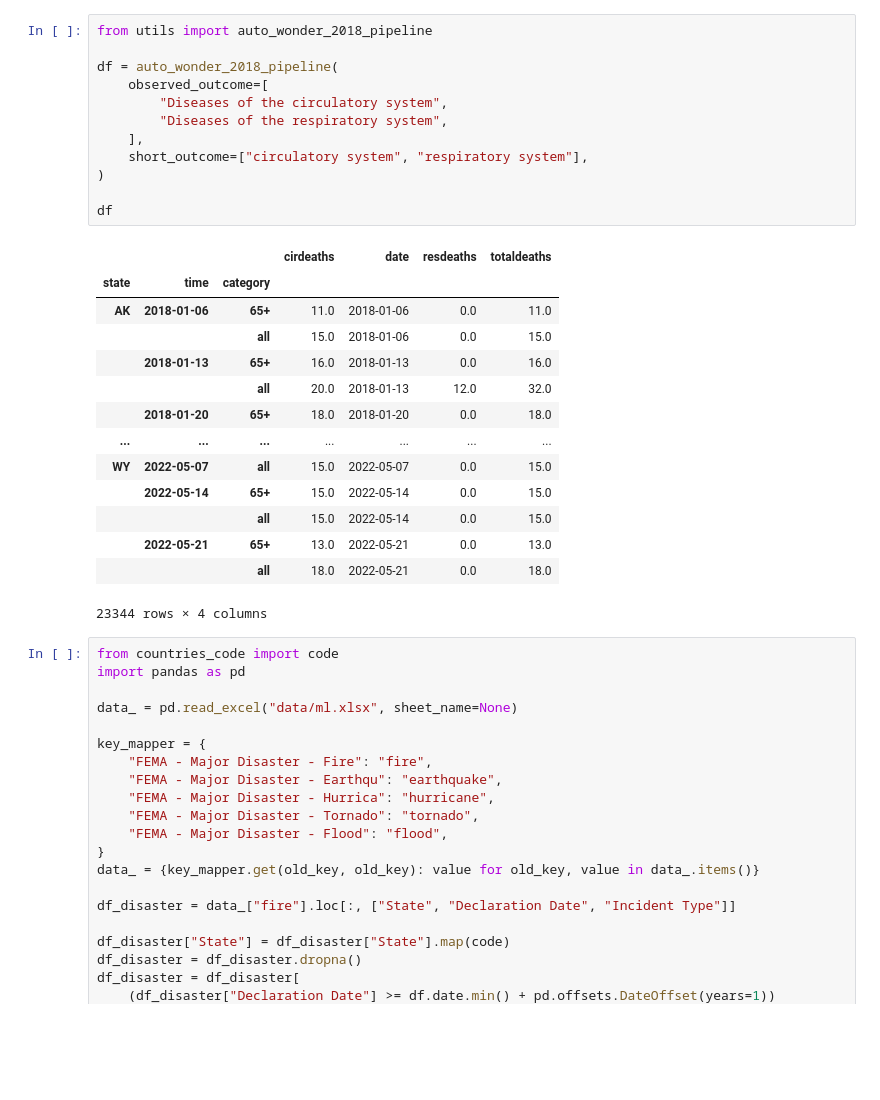
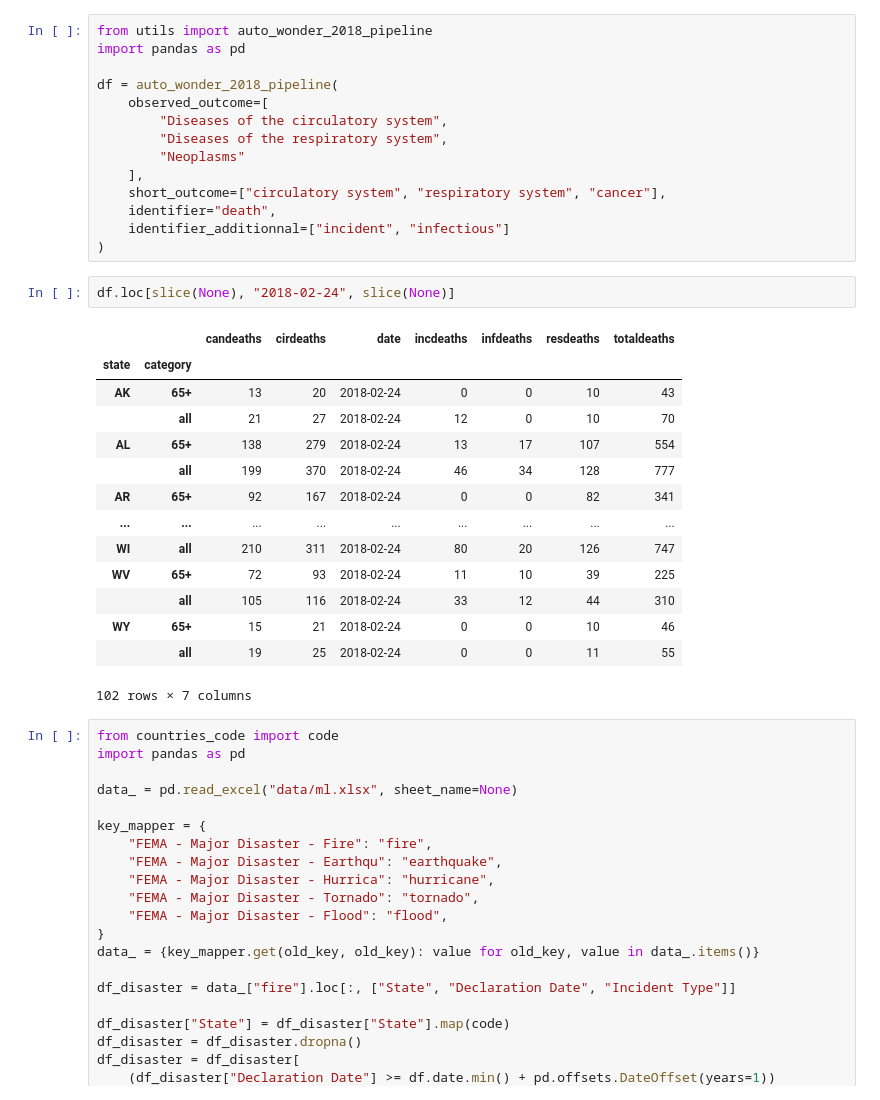
Before and after one commit to arnaud39/us_studies, a Jupyter notebook: analysis.ipynb, the cells around one changed output. Saved outputs shown, nothing was run; the diff lists cells and outputs as text; blank space fills up the shorter version.

```diff
--- a/analysis.ipynb
+++ b/analysis.ipynb
@@ -1,30 +1,34 @@
 # %%
 from utils import auto_wonder_2018_pipeline
+import pandas as pd
 
 df = auto_wonder_2018_pipeline(
     observed_outcome=[
         "Diseases of the circulatory system",
         "Diseases of the respiratory system",
+        "Neoplasms"
     ],
-    short_outcome=["circulatory system", "respiratory system"],
+    short_outcome=["circulatory system", "respiratory system", "cancer"],
+    identifier="death",
+    identifier_additionnal=["incident", "infectious"]
 )
-
-df
-# %% [output]
-|  |  |  | cirdeaths | date | resdeaths | totaldeaths |
-| state | time | category |  |  |  |  |
-| AK | 2018-01-06 | 65+ | 11.0 | 2018-01-06 | 0.0 | 11.0 |
-|  |  | all | 15.0 | 2018-01-06 | 0.0 | 15.0 |
-|  | 2018-01-13 | 65+ | 16.0 | 2018-01-13 | 0.0 | 16.0 |
-|  |  | all | 20.0 | 2018-01-13 | 12.0 | 32.0 |
-|  | 2018-01-20 | 65+ | 18.0 | 2018-01-20 | 0.0 | 18.0 |
-| ... | ... | ... | ... | ... | ... | ... |
-| WY | 2022-05-07 | all | 15.0 | 2022-05-07 | 0.0 | 15.0 |
-|  | 2022-05-14 | 65+ | 15.0 | 2022-05-14 | 0.0 | 15.0 |
-|  |  | all | 15.0 | 2022-05-14 | 0.0 | 15.0 |
-|  | 2022-05-21 | 65+ | 13.0 | 2022-05-21 | 0.0 | 13.0 |
-|  |  | all | 18.0 | 2022-05-21 | 0.0 | 18.0 |
-23344 rows × 4 columns
+# %%
+df.loc[slice(None), "2018-02-24", slice(None)]
+# %% [output]
+|  |  | candeaths | cirdeaths | date | incdeaths | infdeaths | resdeaths | totaldeaths |
+| state | category |  |  |  |  |  |  |  |
+| AK | 65+ | 13 | 20 | 2018-02-24 | 0 | 0 | 10 | 43 |
+|  | all | 21 | 27 | 2018-02-24 | 12 | 0 | 10 | 70 |
+| AL | 65+ | 138 | 279 | 2018-02-24 | 13 | 17 | 107 | 554 |
+|  | all | 199 | 370 | 2018-02-24 | 46 | 34 | 128 | 777 |
+| AR | 65+ | 92 | 167 | 2018-02-24 | 0 | 0 | 82 | 341 |
+| ... | ... | ... | ... | ... | ... | ... | ... | ... |
+| WI | all | 210 | 311 | 2018-02-24 | 80 | 20 | 126 | 747 |
+| WV | 65+ | 72 | 93 | 2018-02-24 | 11 | 10 | 39 | 225 |
+|  | all | 105 | 116 | 2018-02-24 | 33 | 12 | 44 | 310 |
+| WY | 65+ | 15 | 21 | 2018-02-24 | 0 | 0 | 10 | 46 |
+|  | all | 19 | 25 | 2018-02-24 | 0 | 0 | 11 | 55 |
+102 rows × 7 columns
 # %%
 from countries_code import code
 import pandas as pd
```
Also changed, not shown: parts of 11 cells of this notebook.
